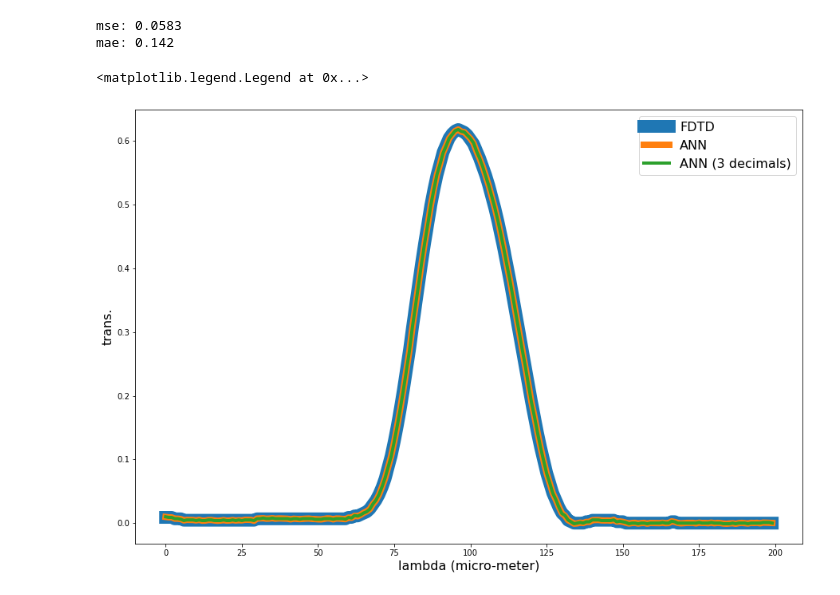
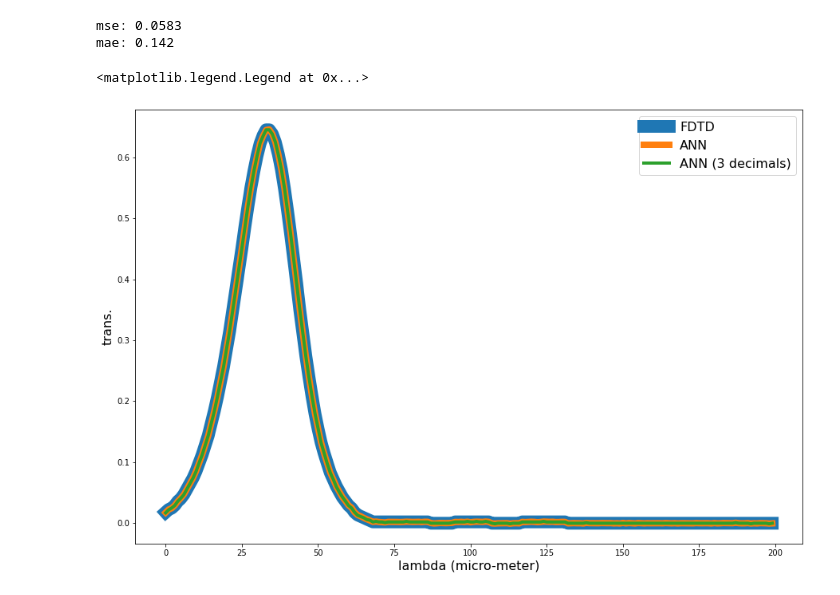
Before and after one commit to JonathanALevine/deep-photonics, a Jupyter notebook: main.ipynb, the cells around one changed output. Saved outputs shown, nothing was run; the diff lists cells and outputs as text; code cells hidden in the pictures.

```diff
--- a/main.ipynb
+++ b/main.ipynb
@@ -373,18 +373,18 @@ print(f"mae: {round(mae(preds, targs).item(), 4)}")
 mse: 0.0583
 mae: 0.142
 # %%
-example = 2
+example = 0
 
 preds = np.flip(model.forward(x[example]).detach().numpy())
 preds_rounded = np.flip(torch.round(model.forward(x[example]), decimals=SIG_FIGS).detach().numpy())
 targets = np.flip(y[[example]].reshape(200).numpy())
 
 plt.plot(targets, linewidth = 16, label="FDTD")
 plt.plot(preds, linewidth = 8, label='ANN')
 plt.plot(preds_rounded, linewidth = 4, label='ANN (3 decimals)')
 plt.xlabel('lambda (micro-meter)', fontsize=16)
 plt.ylabel('trans.', fontsize=16)
 plt.legend(fontsize=16)
 # %% [output]
 <matplotlib.legend.Legend at 0x...>
-[figure, old version]
+[figure, new version]
```
